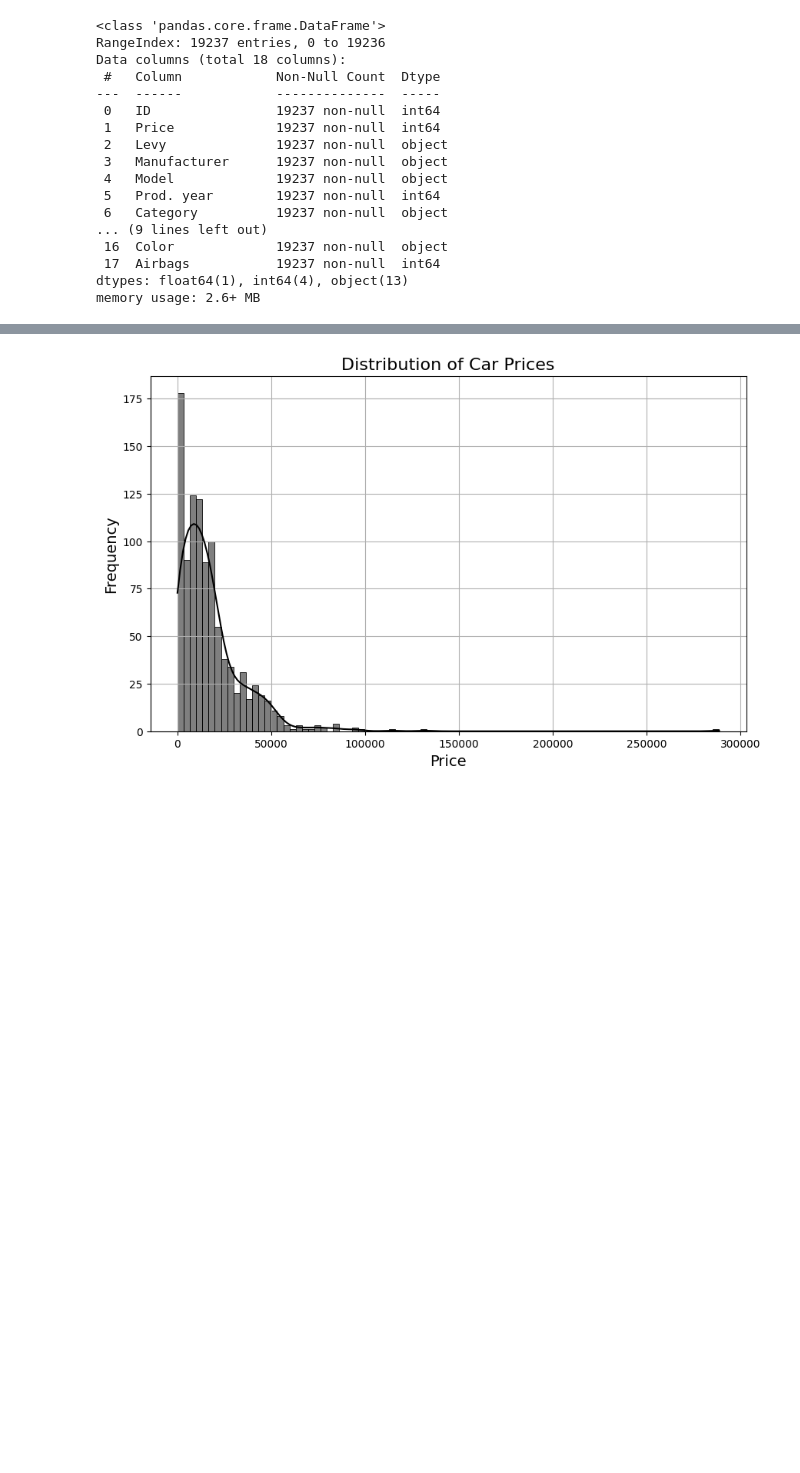
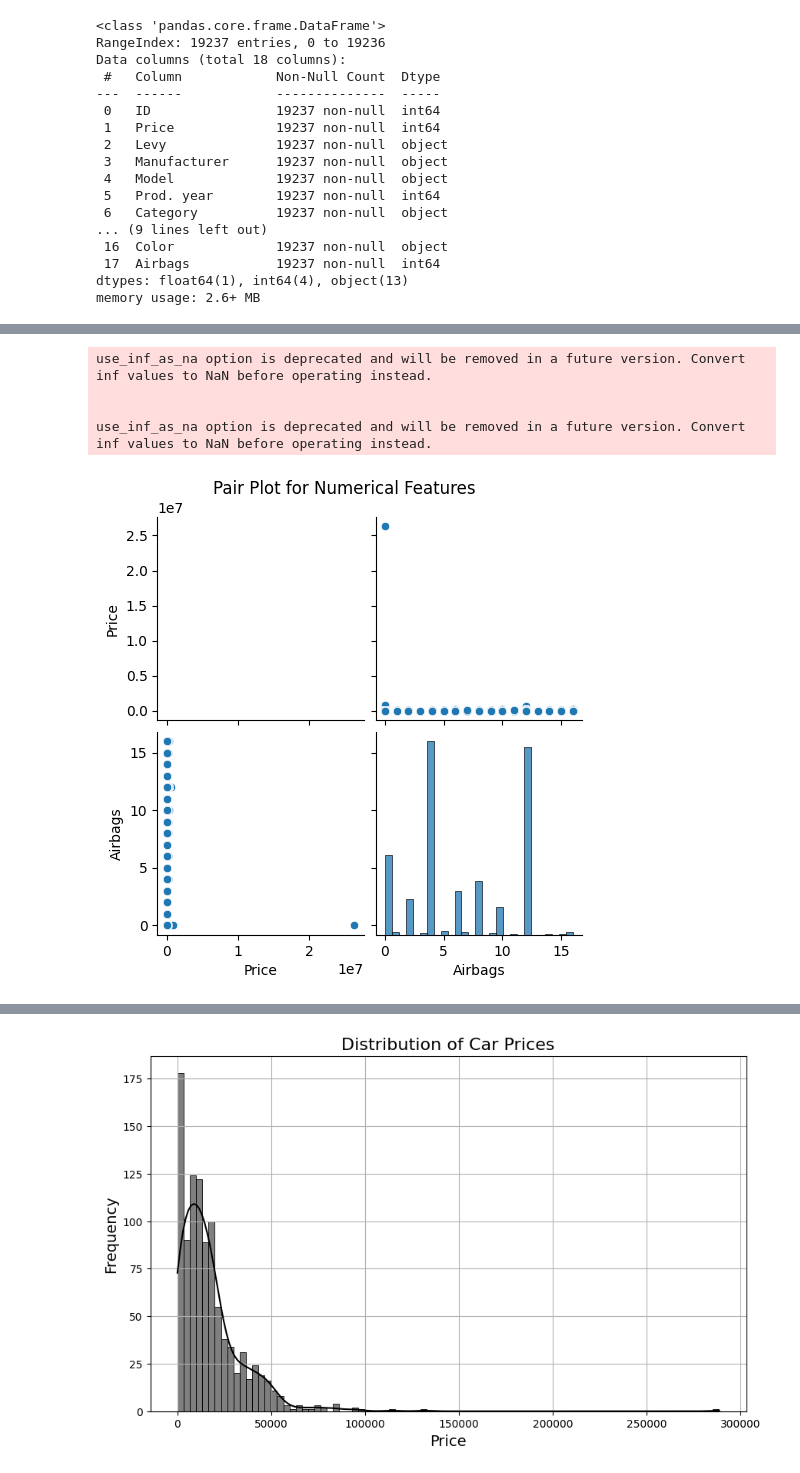
Before and after one commit to AliHShahid/CarPricePrediction, a Jupyter notebook: car-price-prediction.ipynb, the cells around one changed output, grey strips where cells are left out. Cells and saved outputs as stored; diff of their text form; code cells hidden in the pictures; blank space fills up the shorter version.

```diff
--- a/car-price-prediction.ipynb
+++ b/car-price-prediction.ipynb
@@ -58,0 +123,13 @@ memory usage: 2.6+ MB
+# %%
+# Include only numerical columns for pair plot
+numerical_df = df[['Price', 'Mileage', 'Engine volume', 'Airbags']]
+
+sns.pairplot(numerical_df)
+plt.suptitle('Pair Plot for Numerical Features', y=1.02)
+plt.show()
+# %% [output]
+use_inf_as_na option is deprecated and will be removed in a future version. Convert inf values to NaN before operating instead.
+
+
+use_inf_as_na option is deprecated and will be removed in a future version. Convert inf values to NaN before operating instead.
+[figure, added]
```
Also changed, not shown: parts of 30 cells of this notebook.
